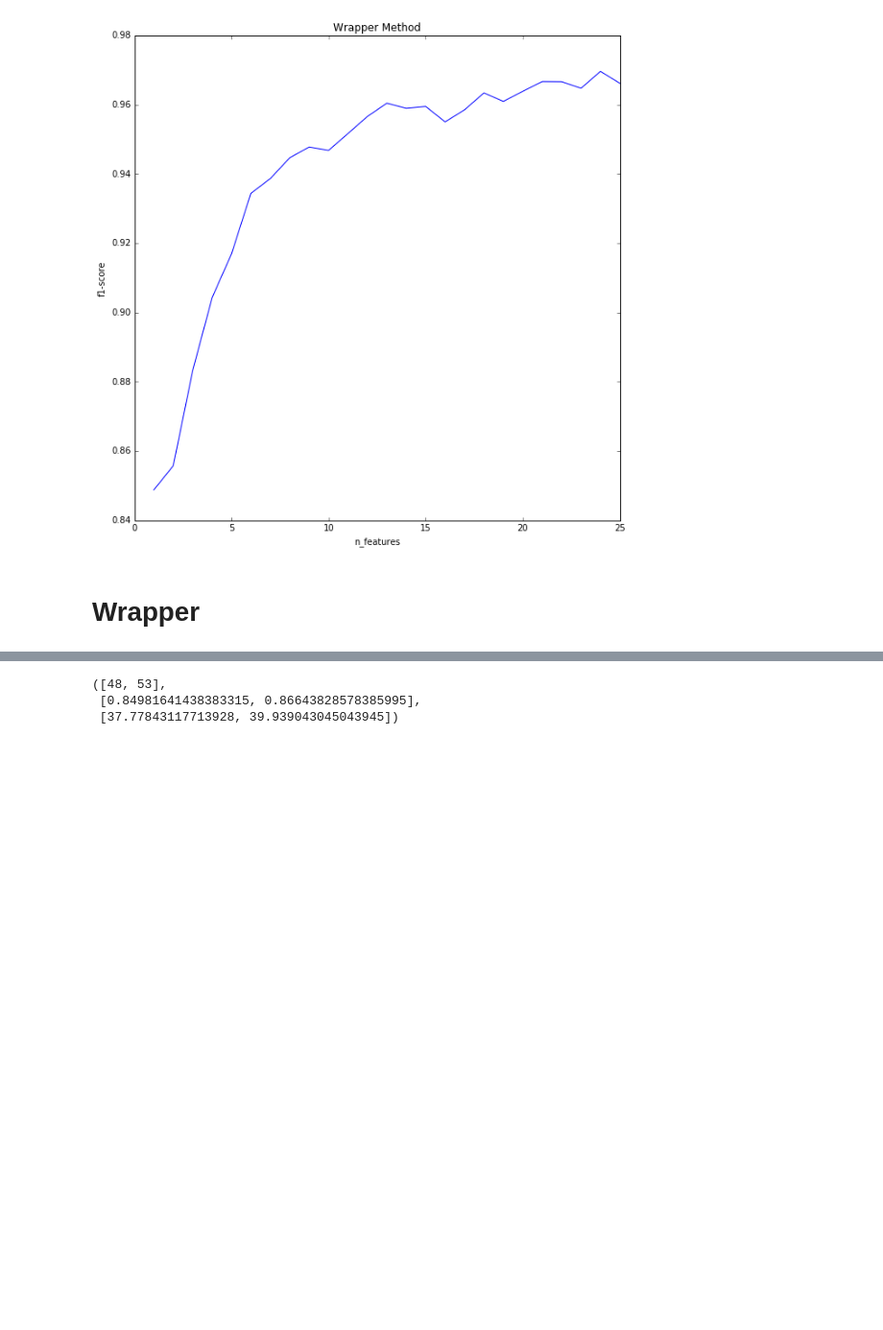
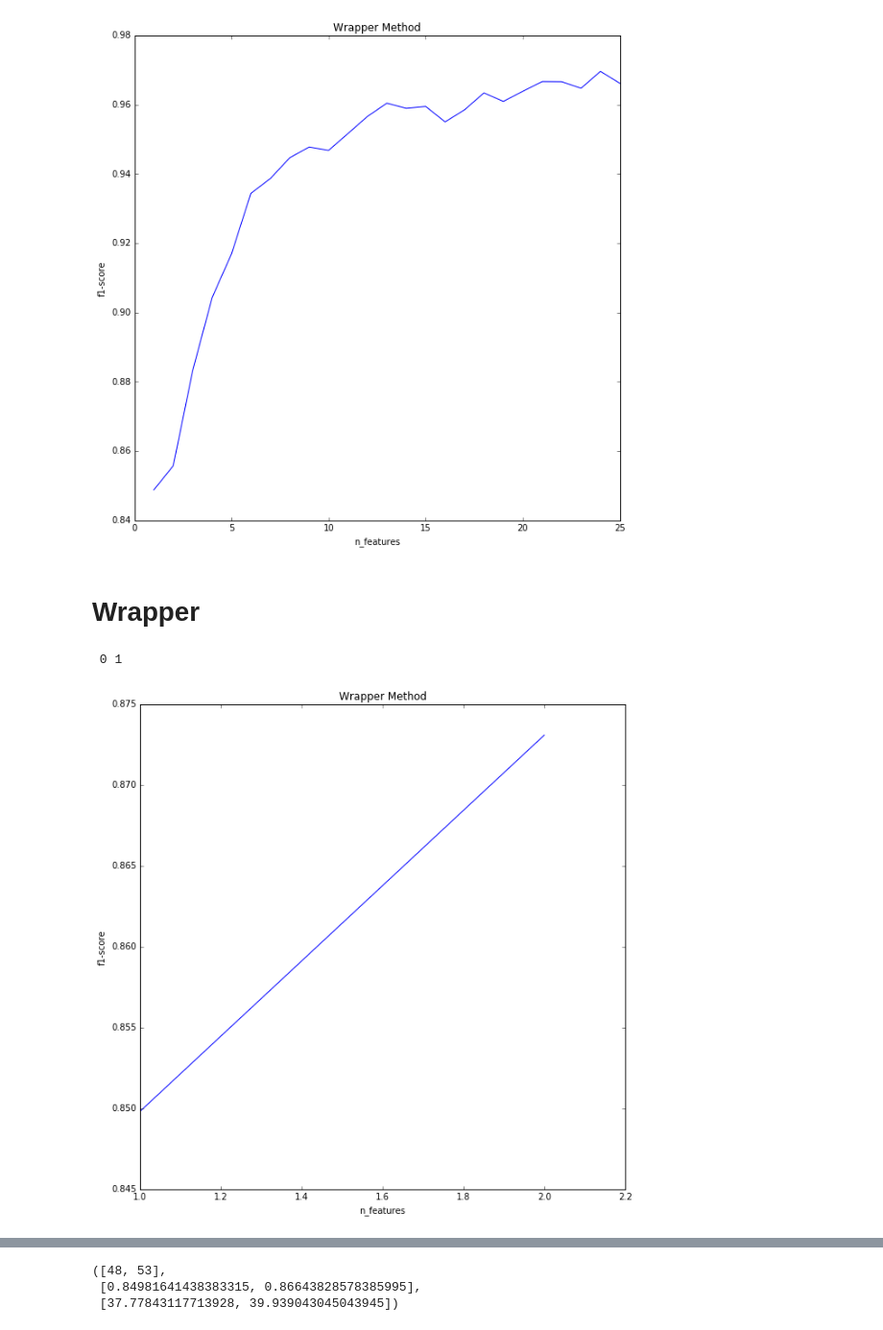
Before and after one commit to KopBob/technosphere, a Jupyter notebook: ml2/hw2.ipynb, the cells around one changed output, grey strips where cells are left out. Shown at 96% size. Saved outputs shown, nothing was run; the diff lists cells and outputs as text; code cells hidden in the pictures; blank space fills up the shorter version.

```diff
--- a/ml2/hw2/hw2.ipynb
+++ b/ml2/hw2.ipynb
@@ -81,0 +92,8 @@ plt.ylabel('f1-score')
+# %%
+wrapper_features, wrapper_scores, wrapper_times = wrapper(2, x_train, y_train, x_test, y_test)
+# %% [output]
+ 0 1
+# %%
+plot_graph(wrapper_scores, "Wrapper Method", "n_features", "f1-score", "./hw2_files/wrapper.png")
+# %% [output]
+[figure, added]
```
Also changed, not shown: parts of 10 cells of this notebook, 30 other files.
